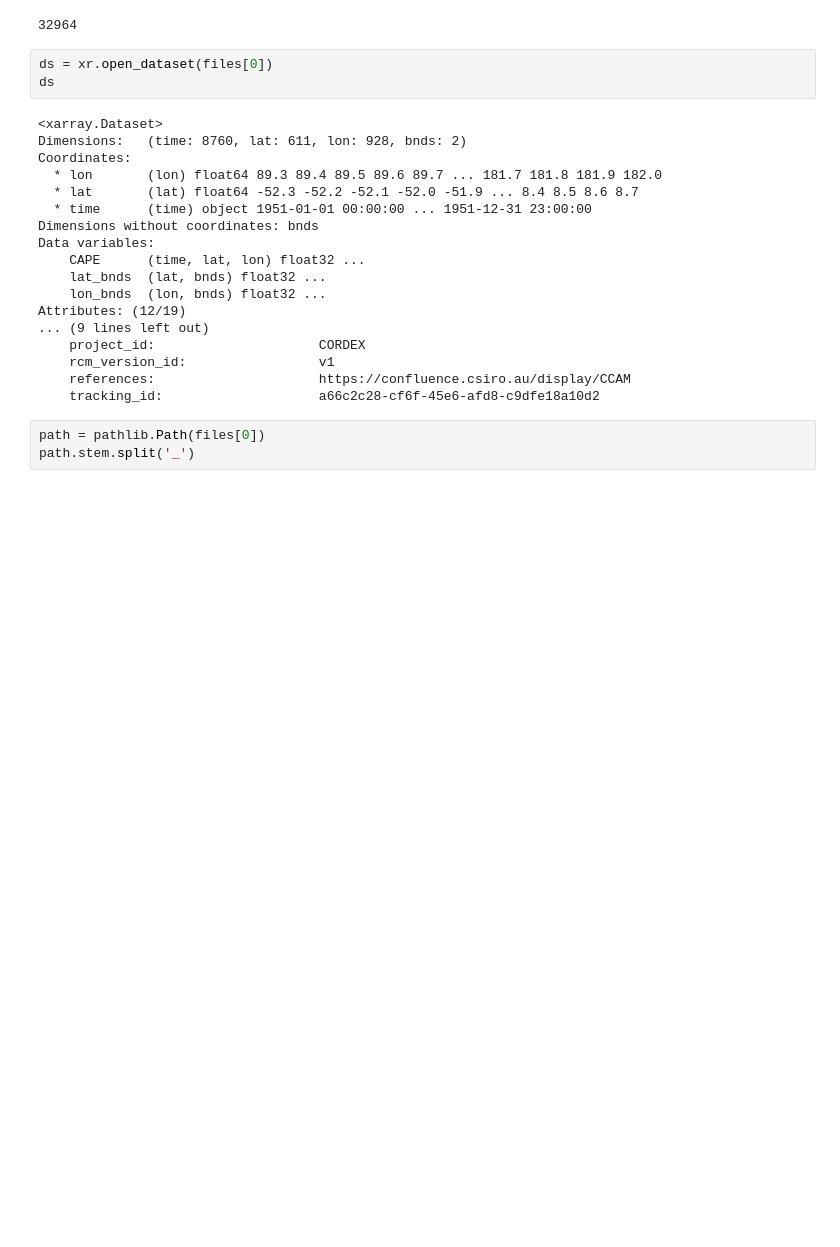
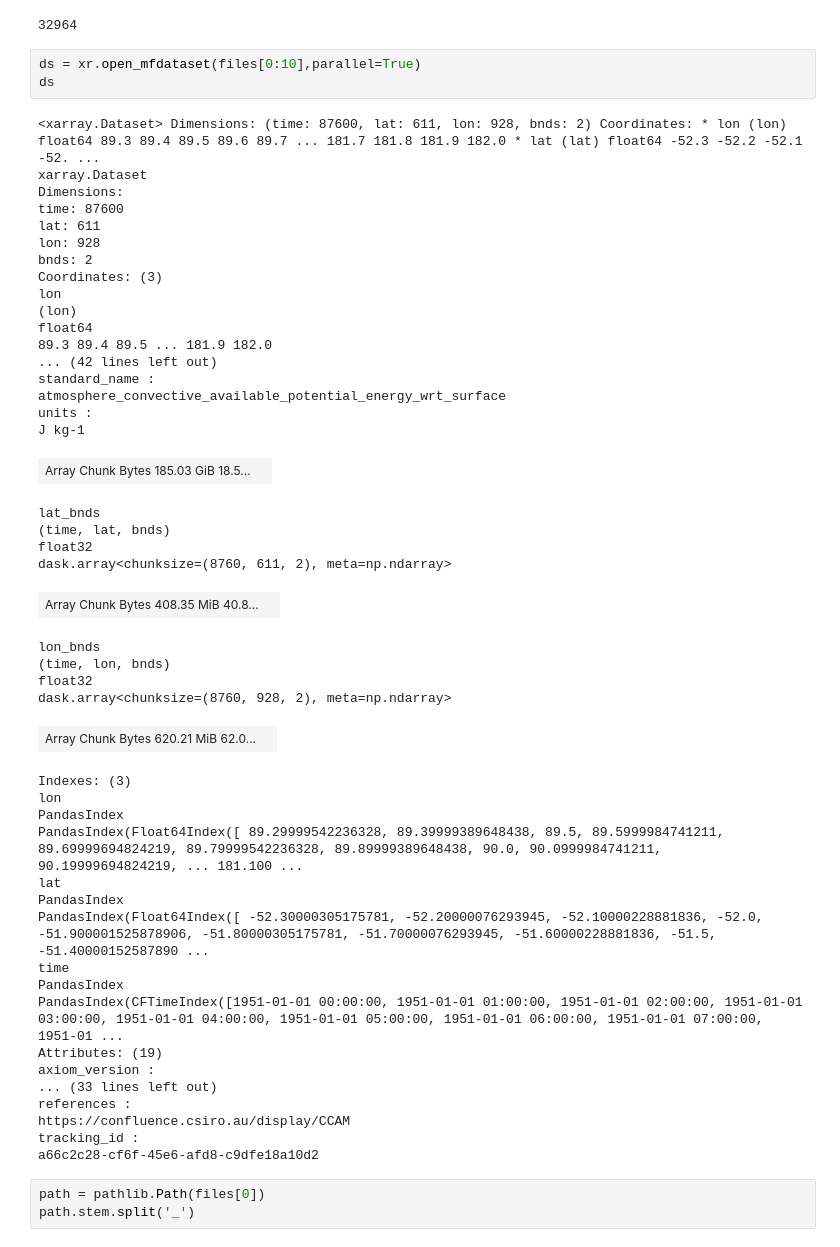
Before and after one commit to AusClimateService/data-catalogue, a Jupyter notebook: notebooks/CCAM-intake-sandbox.ipynb, the cells around one changed output. Drawn from its saved outputs; the diff is of its cells as text; blank space fills up the shorter version.

```diff
--- a/notebooks/CCAM-intake-sandbox.ipynb
+++ b/notebooks/CCAM-intake-sandbox.ipynb
@@ -45,26 +41,54 @@ len(files)
 # %% [output]
 32964
 # %%
-ds = xr.open_dataset(files[0])
+ds = xr.open_mfdataset(files[0:10],parallel=True)
 ds
 # %% [output]
-<xarray.Dataset>
-Dimensions:   (time: 8760, lat: 611, lon: 928, bnds: 2)
-Coordinates:
-  * lon       (lon) float64 89.3 89.4 89.5 89.6 89.7 ... 181.7 181.8 181.9 182.0
-  * lat       (lat) float64 -52.3 -52.2 -52.1 -52.0 -51.9 ... 8.4 8.5 8.6 8.7
-  * time      (time) object 1951-01-01 00:00:00 ... 1951-12-31 23:00:00
-Dimensions without coordinates: bnds
-Data variables:
-    CAPE      (time, lat, lon) float32 ...
-    lat_bnds  (lat, bnds) float32 ...
-    lon_bnds  (lon, bnds) float32 ...
-Attributes: (12/19)
-... (9 lines left out)
-    project_id:                     CORDEX
-    rcm_version_id:                 v1
-    references:                     https://confluence.csiro.au/display/CCAM
-    tracking_id:                    a66c2c28-cf6f-45e6-afd8-c9dfe18a10d2
+<xarray.Dataset> Dimensions: (time: 87600, lat: 611, lon: 928, bnds: 2) Coordinates: * lon (lon) float64 89.3 89.4 89.5 89.6 89.7 ... 181.7 181.8 181.9 182.0 * lat (lat) float64 -52.3 -52.2 -52.1 -52. ...
+xarray.Dataset
+Dimensions:
+time: 87600
+lat: 611
+lon: 928
+bnds: 2
+Coordinates: (3)
+lon
+(lon)
+float64
+89.3 89.4 89.5 ... 181.9 182.0
+... (42 lines left out)
+standard_name :
+atmosphere_convective_available_potential_energy_wrt_surface
+units :
+J kg-1
+| Array Chunk Bytes 185.03 GiB 18.5... |  |
+lat_bnds
+(time, lat, bnds)
+float32
+dask.array<chunksize=(8760, 611, 2), meta=np.ndarray>
+| Array Chunk Bytes 408.35 MiB 40.8... |  |
+lon_bnds
+(time, lon, bnds)
+float32
+dask.array<chunksize=(8760, 928, 2), meta=np.ndarray>
+| Array Chunk Bytes 620.21 MiB 62.0... |  |
+Indexes: (3)
+lon
+PandasIndex
+PandasIndex(Float64Index([ 89.29999542236328, 89.39999389648438, 89.5, 89.5999984741211, 89.69999694824219, 89.79999542236328, 89.89999389648438, 90.0, 90.0999984741211, 90.19999694824219, ... 181.100 ...
+lat
+PandasIndex
+PandasIndex(Float64Index([ -52.30000305175781, -52.20000076293945, -52.10000228881836, -52.0, -51.900001525878906, -51.80000305175781, -51.70000076293945, -51.60000228881836, -51.5, -51.40000152587890 ...
+time
+PandasIndex
+PandasIndex(CFTimeIndex([1951-01-01 00:00:00, 1951-01-01 01:00:00, 1951-01-01 02:00:00, 1951-01-01 03:00:00, 1951-01-01 04:00:00, 1951-01-01 05:00:00, 1951-01-01 06:00:00, 1951-01-01 07:00:00, 1951-01 ...
+Attributes: (19)
+axiom_version :
+... (33 lines left out)
+references :
+https://confluence.csiro.au/display/CCAM
+tracking_id :
+a66c2c28-cf6f-45e6-afd8-c9dfe18a10d2
 # %%
 path = pathlib.Path(files[0])
 path.stem.split('_')
```
Also changed, not shown: parts of 7 cells of this notebook.
